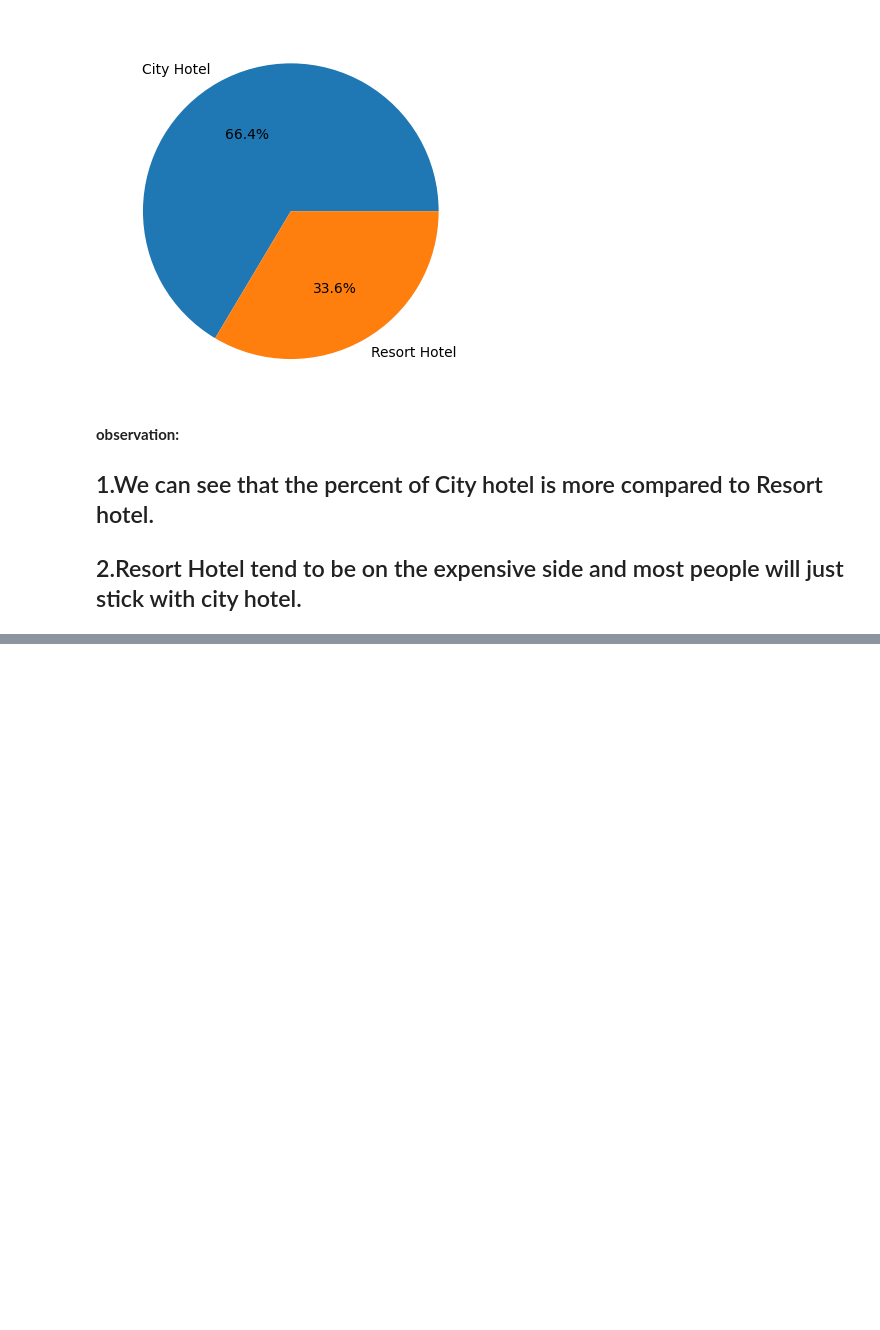
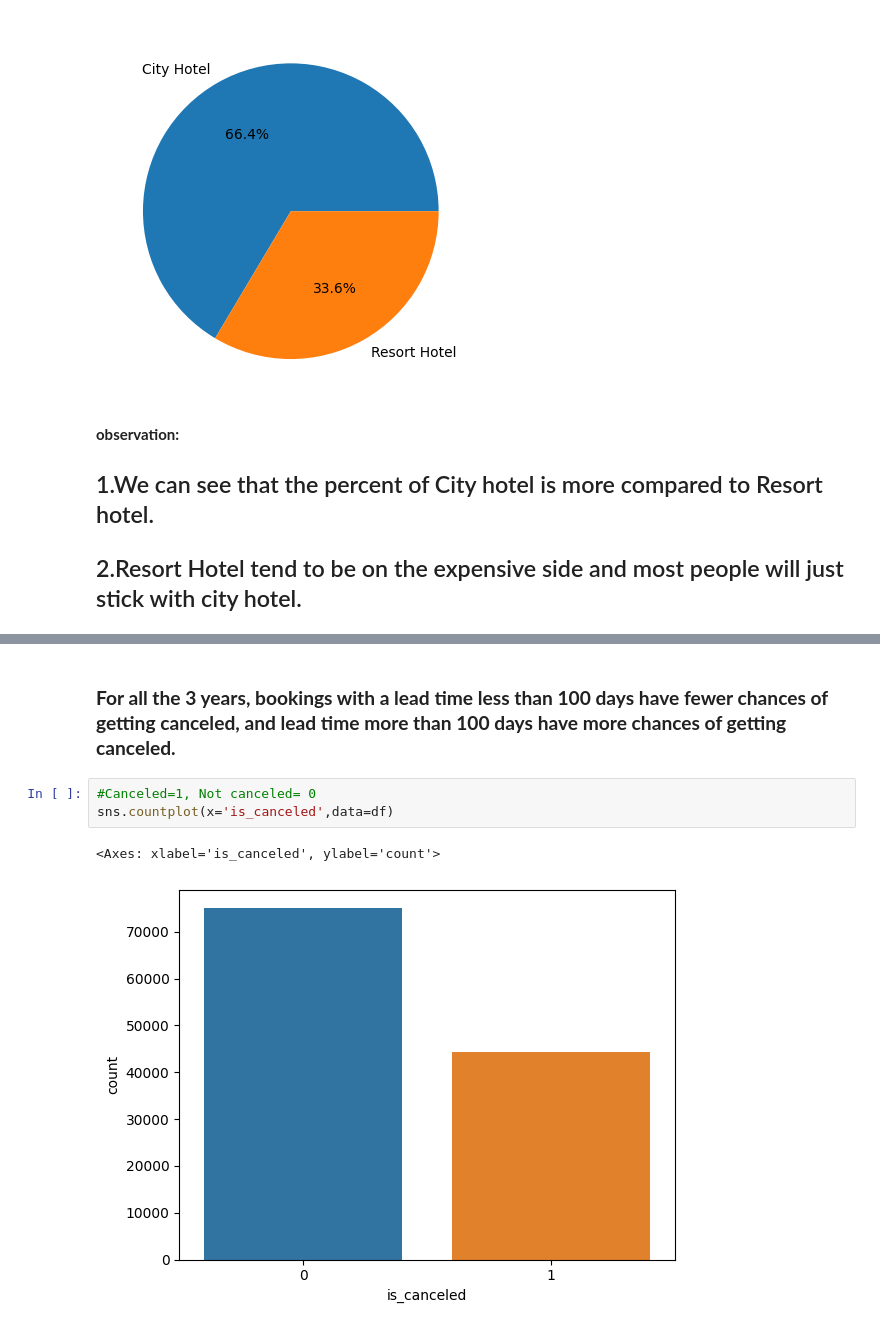
Before and after one commit to Mohan1-2/Hotel_Booking_Analysis_EDA, a Jupyter notebook: Hotel_Booking_Analysis_EDA.ipynb, the cells around one changed output, grey strips where cells are left out. Cells and saved outputs as stored; diff of their text form; blank space fills up the shorter version.

```diff
--- a/Hotel_Booking_Analysis_EDA.ipynb
+++ b/Hotel_Booking_Analysis_EDA.ipynb
@@ -221,0 +400,8 @@ plt.pie(city_num,labels=resort_num,autopct='%1.1f%%')
+# %% [markdown]
+### **For all the 3 years, bookings with a lead time less than 100 days have fewer chances of getting canceled, and lead time more than 100 days have more chances of getting canceled.**
+# %%
+#Canceled=1, Not canceled= 0
+sns.countplot(x='is_canceled',data=df)
+# %% [output]
+<Axes: xlabel='is_canceled', ylabel='count'>
+[figure, added]
```
Also changed, not shown: parts of 71 cells of this notebook.
